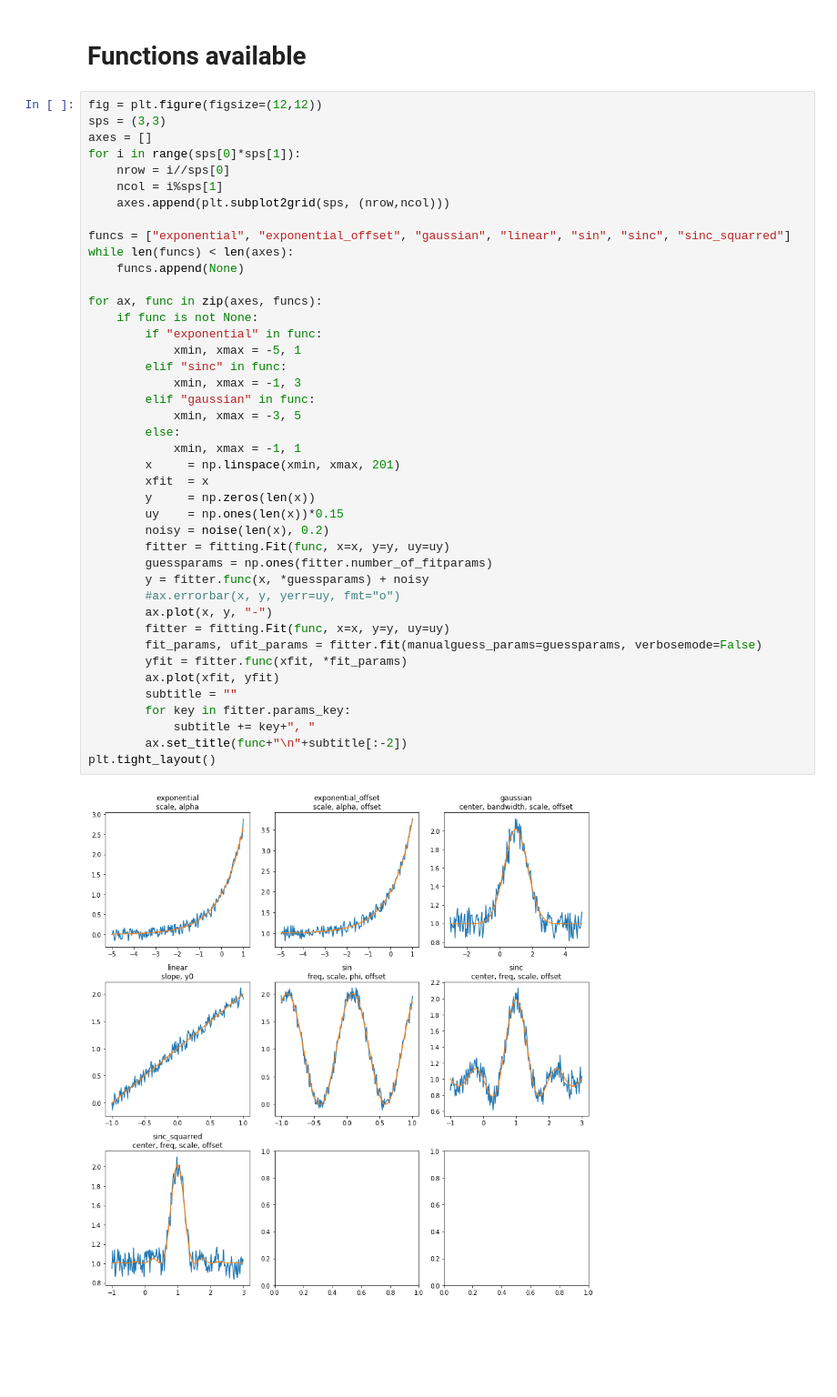
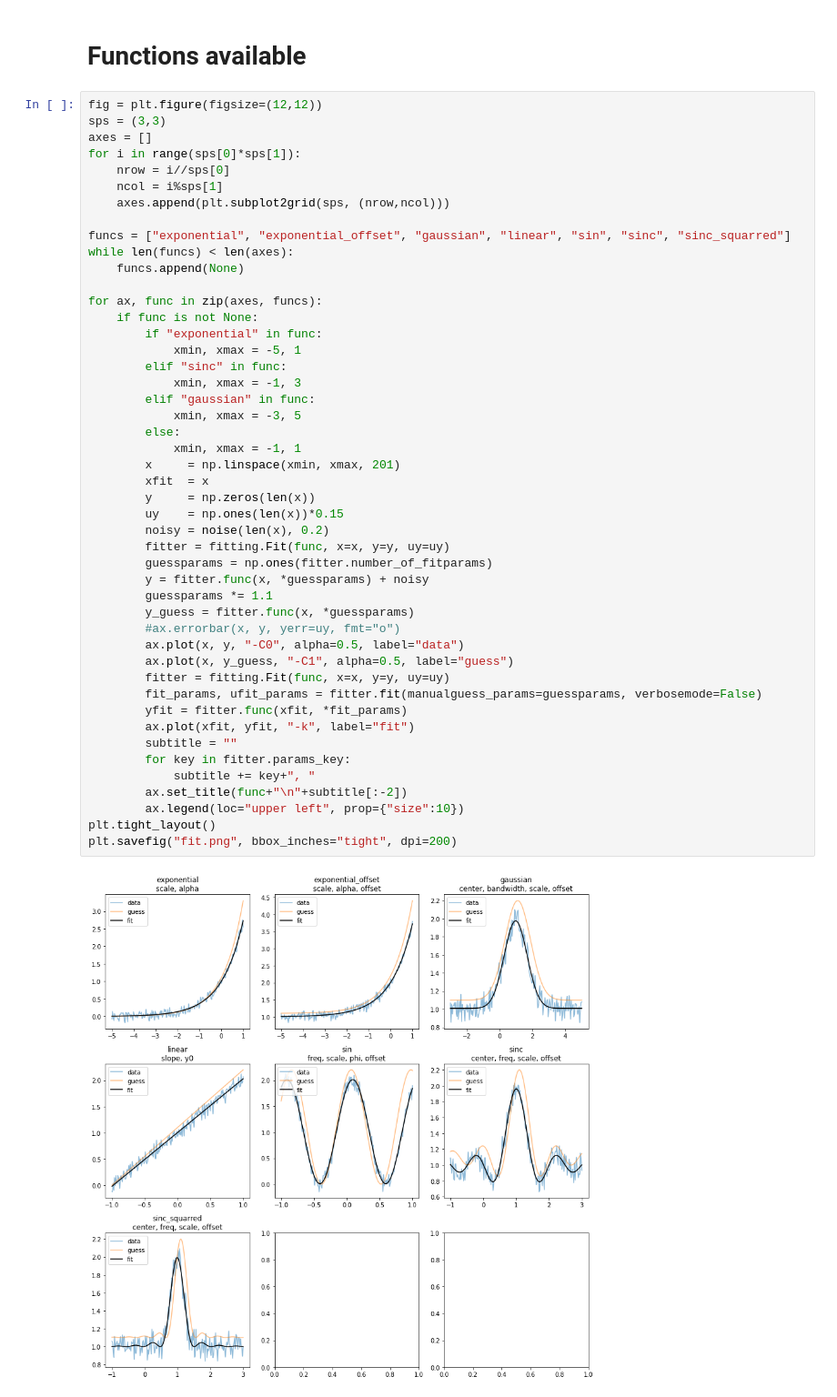
Before and after one commit to remimetzdorff/agregation, a Jupyter notebook: Python/How to use fitting.ipynb, the cells around one changed output. Shown at 91% size. Cells and saved outputs as stored; diff of their text form; blank space fills up the shorter version.

```diff
--- a/Python/How to use fitting.ipynb
+++ b/Python/How to use fitting.ipynb
@@ -81,33 +83,38 @@ while len(funcs) < len(axes):
     funcs.append(None)
 
 for ax, func in zip(axes, funcs):
     if func is not None:
         if "exponential" in func:
             xmin, xmax = -5, 1
         elif "sinc" in func:
             xmin, xmax = -1, 3
         elif "gaussian" in func:
             xmin, xmax = -3, 5
         else:
             xmin, xmax = -1, 1
         x     = np.linspace(xmin, xmax, 201)
         xfit  = x
         y     = np.zeros(len(x))
         uy    = np.ones(len(x))*0.15
         noisy = noise(len(x), 0.2)
         fitter = fitting.Fit(func, x=x, y=y, uy=uy)
         guessparams = np.ones(fitter.number_of_fitparams)
         y = fitter.func(x, *guessparams) + noisy
+        guessparams *= 1.1
+        y_guess = fitter.func(x, *guessparams)
         #ax.errorbar(x, y, yerr=uy, fmt="o")
-        ax.plot(x, y, "-")
+        ax.plot(x, y, "-C0", alpha=0.5, label="data")
+        ax.plot(x, y_guess, "-C1", alpha=0.5, label="guess")
         fitter = fitting.Fit(func, x=x, y=y, uy=uy)
         fit_params, ufit_params = fitter.fit(manualguess_params=guessparams, verbosemode=False)
         yfit = fitter.func(xfit, *fit_params)
-        ax.plot(xfit, yfit)
+        ax.plot(xfit, yfit, "-k", label="fit")
         subtitle = ""
         for key in fitter.params_key:
             subtitle += key+", "
         ax.set_title(func+"\n"+subtitle[:-2])
+        ax.legend(loc="upper left", prop={"size":10})
 plt.tight_layout()
+plt.savefig("fit.png", bbox_inches="tight", dpi=200)
 # %% [output]
-[figure, old version]
+[figure, new version]
```
Also changed, not shown: parts of 2 cells of this notebook, 31 other files.
